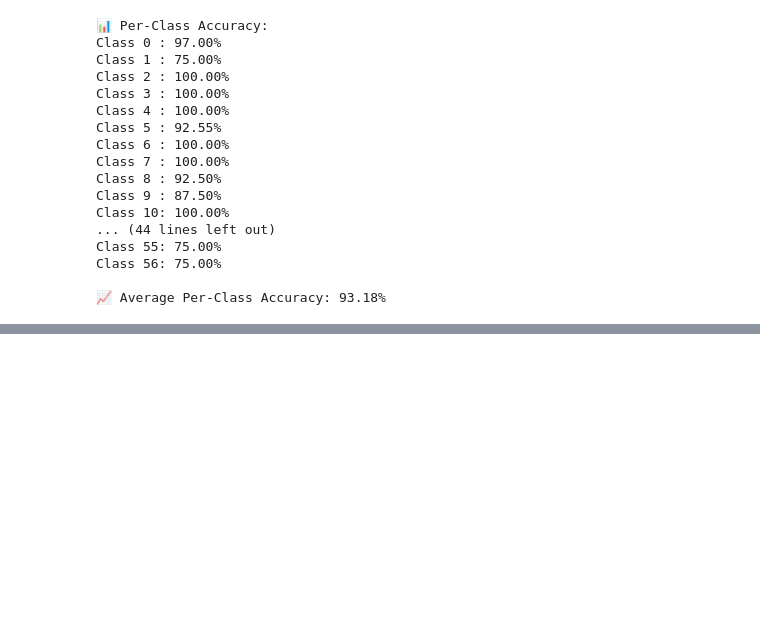
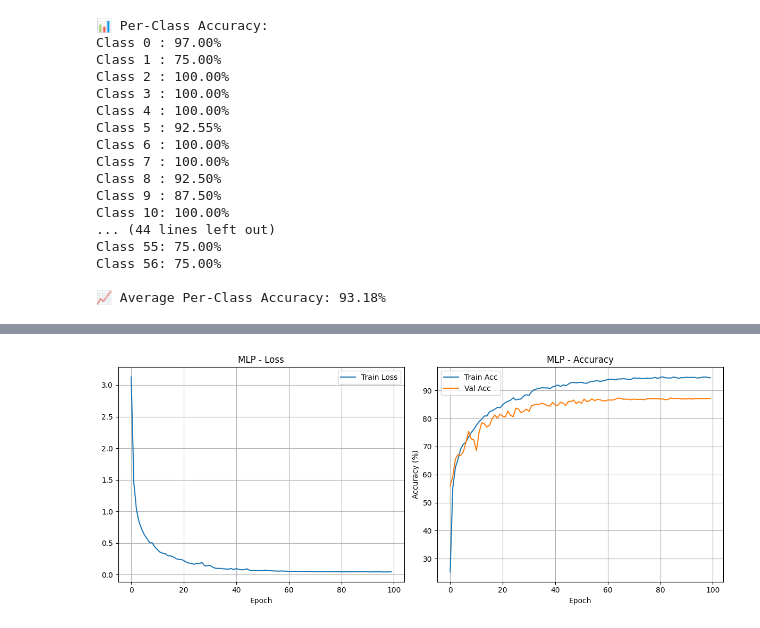
Before and after one commit to nasrrx/YAMNet-CNN-Audio-Classification-ESC50, a Jupyter notebook: AdvancedModels.ipynb, the cells around one changed output, grey strips where cells are left out. Saved outputs shown, nothing was run; the diff lists cells and outputs as text; code cells hidden in the pictures; blank space fills up the shorter version.

```diff
--- a/AdvancedModels.ipynb
+++ b/AdvancedModels.ipynb
@@ -519,4 +514,5 @@ Class 56: 75.00%
 
 📈 Average Per-Class Accuracy: 93.18%
 # %%
-train_and_evaluate(YAMNetMLP(), "MLP", train_loader, val_loader, test_loader, class_weights_tensor, epochs=100, patience=50, save_threshold=87.5)
+train_and_evaluate(YAMNetMLP(), "MLP", train_loader, val_loader, test_loader, class_weights_tensor, epochs=100, patience=100, save_threshold=87)
+# %% [output]
@@ -523,3 +536,4 @@ train_and_evaluate(YAMNetMLP(), "MLP", train_loader, val_loader, test_loader, cl
+[figure, added]
 # %%
 best_model_mlp = find_best_model_name(
     model_type_prefix="MLP",
```
Also changed, not shown: parts of 11 cells of this notebook.
